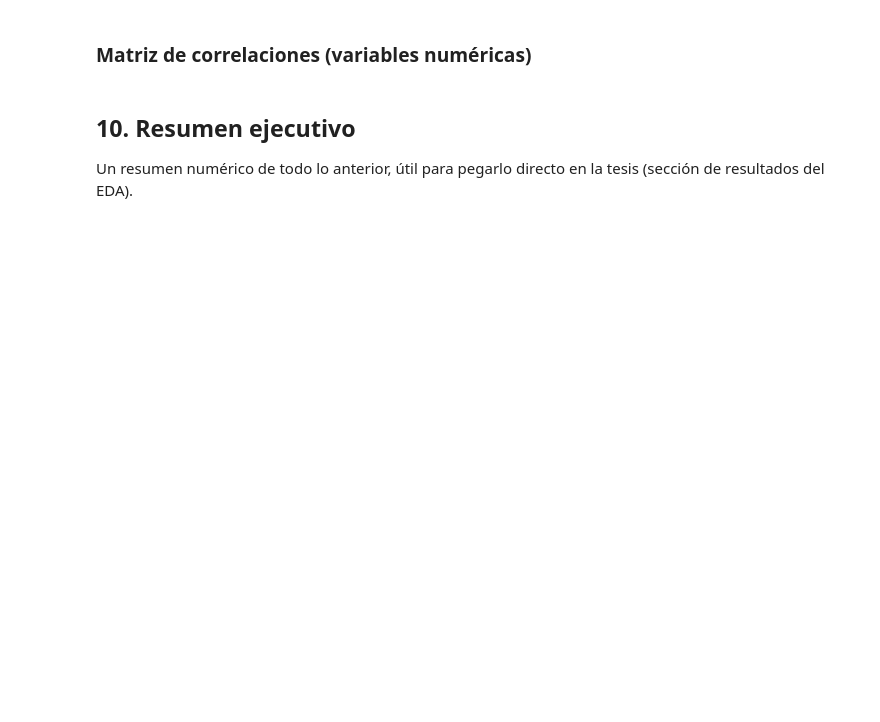
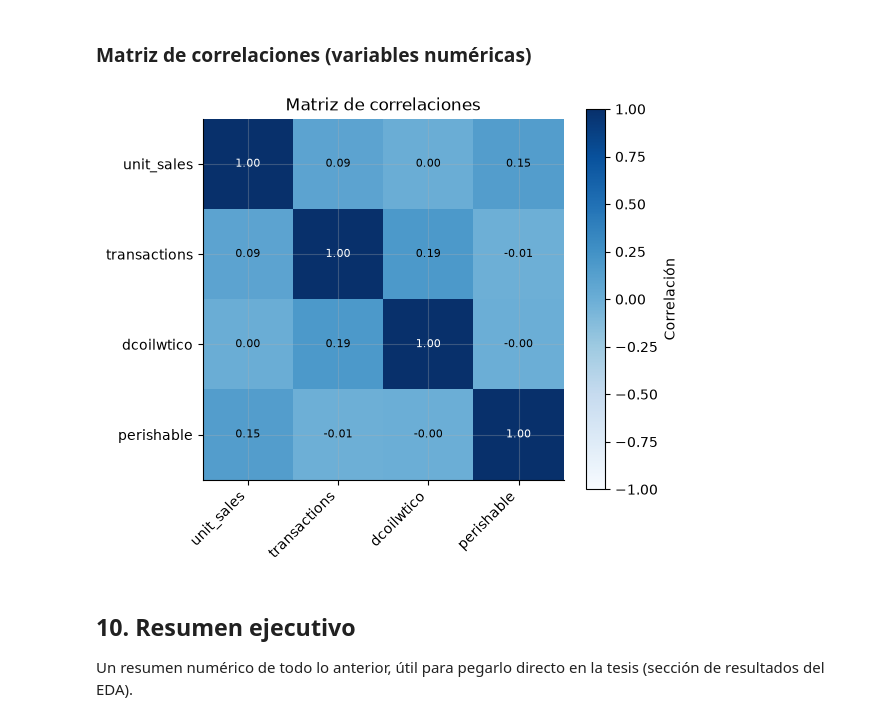
Before and after one commit to lilayrosado123/tesis, a Jupyter notebook: EDA_bbdd_filtrada(3).ipynb, the cells around one changed output. Drawn from its saved outputs; the diff is of its cells as text; code cells hidden in the pictures; blank space fills up the shorter version.

```diff
--- a/EDA_bbdd_filtrada(3).ipynb
+++ b/EDA_bbdd_filtrada(3).ipynb
@@ -271,23 +496,25 @@ plt.show()
 # %% [markdown]
 ### Matriz de correlaciones (variables numéricas)
 # %%
-numericas = df[["unit_sales", "transactions", "dcoilwtico", "perishable", "cluster", "class"]]
+numericas = df[["unit_sales", "transactions", "dcoilwtico", "perishable"]]
 corr = numericas.corr()
 
 fig, ax = plt.subplots(figsize=(6, 5))
 im = ax.imshow(corr, cmap=MAPA_SECUENCIAL, vmin=-1, vmax=1)
 ax.set_xticks(range(len(corr.columns)))
 ax.set_yticks(range(len(corr.columns)))
 ax.set_xticklabels(corr.columns, rotation=45, ha="right")
 ax.set_yticklabels(corr.columns)
 for i in range(len(corr.columns)):
     for j in range(len(corr.columns)):
         ax.text(j, i, f"{corr.iloc[i, j]:.2f}", ha="center", va="center",
                 color="white" if abs(corr.iloc[i, j]) > 0.5 else "black", fontsize=8)
 fig.colorbar(im, ax=ax, label="Correlación")
 ax.set_title("Matriz de correlaciones")
 plt.tight_layout()
 plt.show()
+# %% [output]
+[figure, added]
 # %% [markdown]
 ## 10. Resumen ejecutivo
 Un resumen numérico de todo lo anterior, útil para pegarlo directo en la tesis (sección de resultados del EDA).
```
Also changed, not shown: parts of 43 cells of this notebook.
